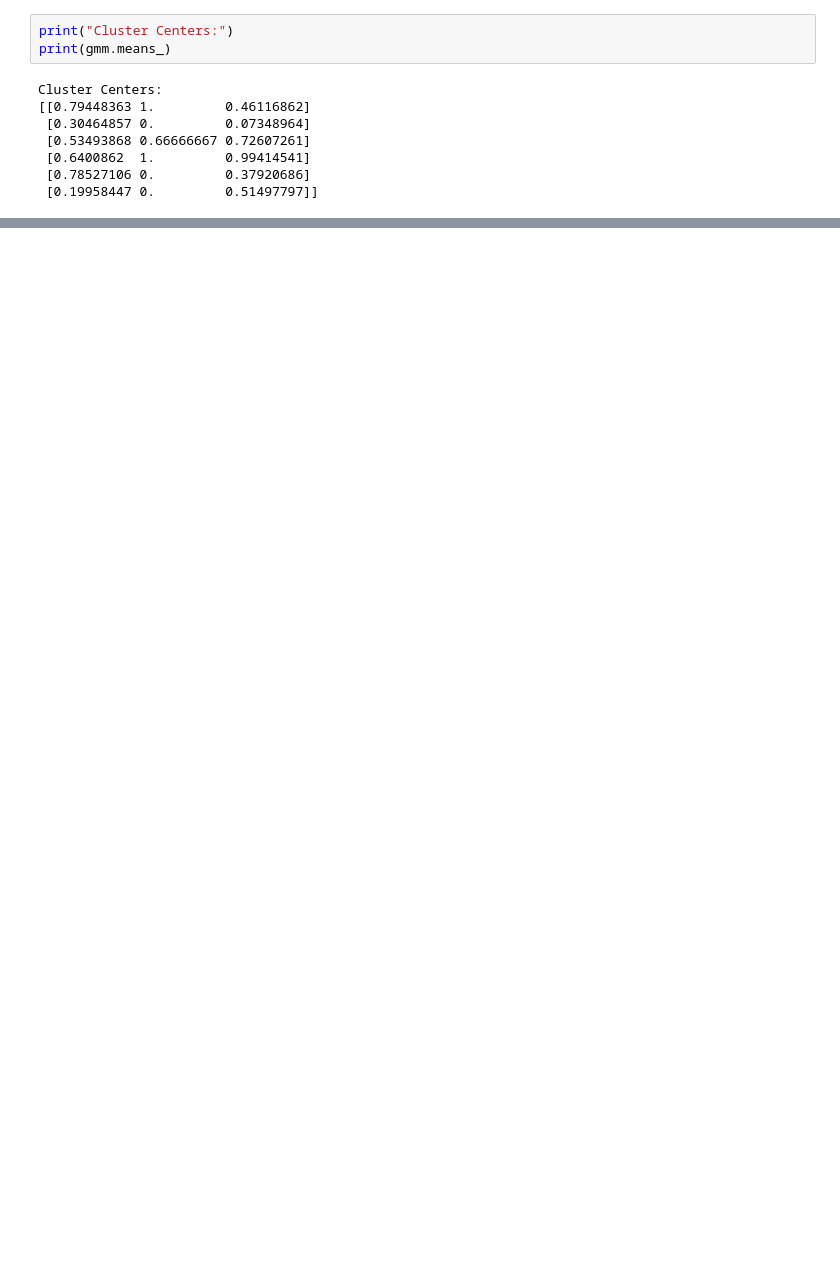
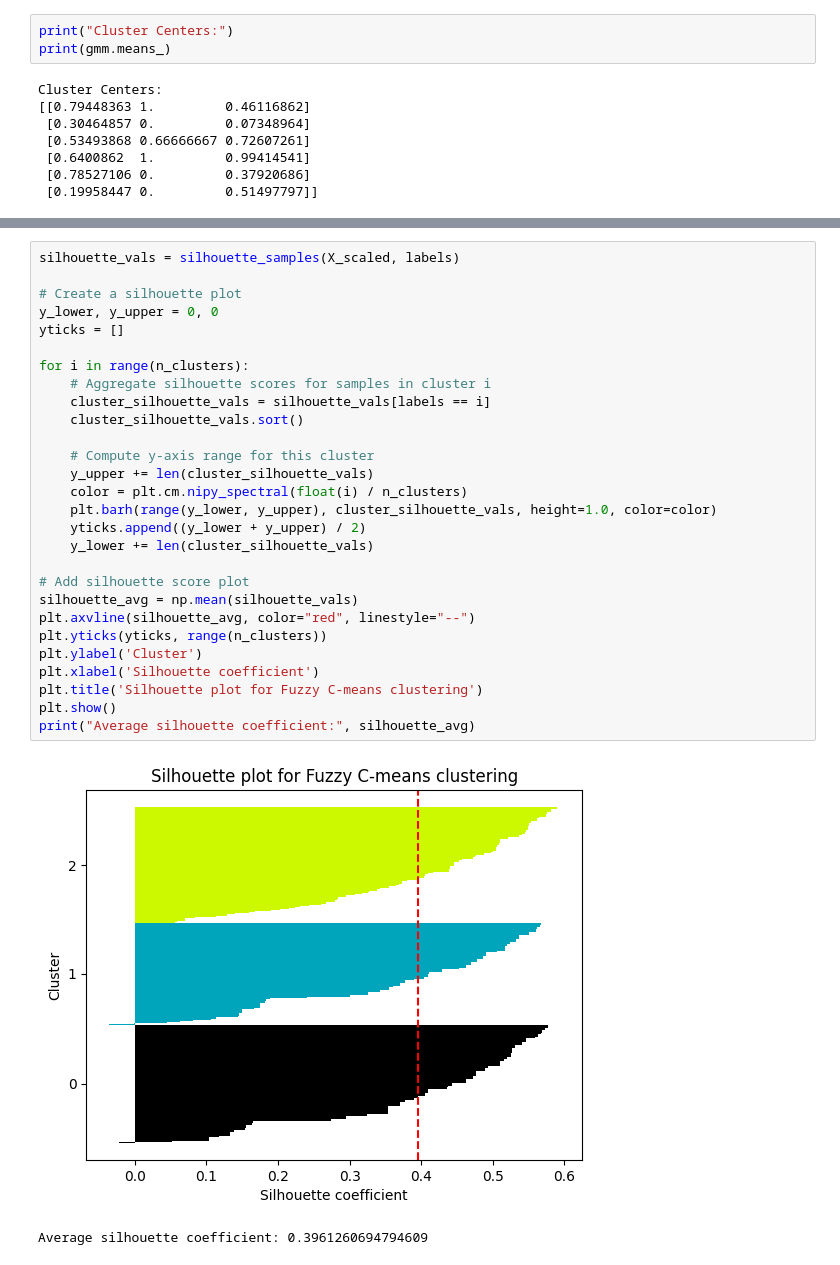
Before and after one commit to MohamedWael45/RFM, a Jupyter notebook: RFM_VeryFinal.ipynb, the cells around one changed output, grey strips where cells are left out. Cells and saved outputs as stored; diff of their text form; blank space fills up the shorter version.

```diff
--- a/RFM_VeryFinal.ipynb
+++ b/RFM_VeryFinal.ipynb
@@ -650,0 +773,31 @@ Fuzzy Partition Coefficient (FPC): 0.5051459468740797
+# %%
+silhouette_vals = silhouette_samples(X_scaled, labels)
+
+# Create a silhouette plot
+y_lower, y_upper = 0, 0
+yticks = []
+
+for i in range(n_clusters):
+    # Aggregate silhouette scores for samples in cluster i
+    cluster_silhouette_vals = silhouette_vals[labels == i]
+    cluster_silhouette_vals.sort()
+
+    # Compute y-axis range for this cluster
+    y_upper += len(cluster_silhouette_vals)
+    color = plt.cm.nipy_spectral(float(i) / n_clusters)
+    plt.barh(range(y_lower, y_upper), cluster_silhouette_vals, height=1.0, color=color)
+    yticks.append((y_lower + y_upper) / 2)
+    y_lower += len(cluster_silhouette_vals)
+
+# Add silhouette score plot
+silhouette_avg = np.mean(silhouette_vals)
+plt.axvline(silhouette_avg, color="red", linestyle="--")
+plt.yticks(yticks, range(n_clusters))
+plt.ylabel('Cluster')
+plt.xlabel('Silhouette coefficient')
+plt.title('Silhouette plot for Fuzzy C-means clustering')
+plt.show()
+print("Average silhouette coefficient:", silhouette_avg)
+# %% [output]
+[figure, added]
+Average silhouette coefficient: 0.3961260694794609
```
Also changed, not shown: parts of 11 cells of this notebook.
